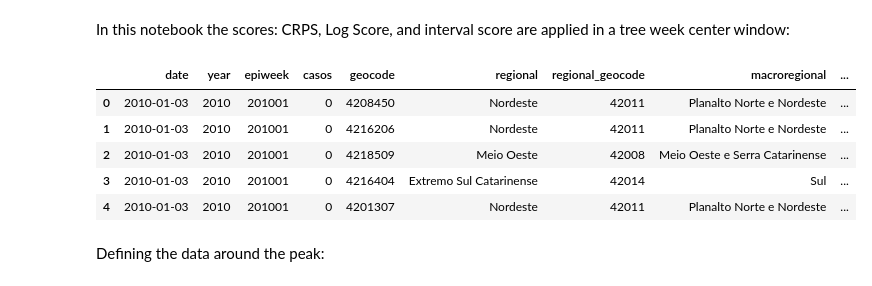
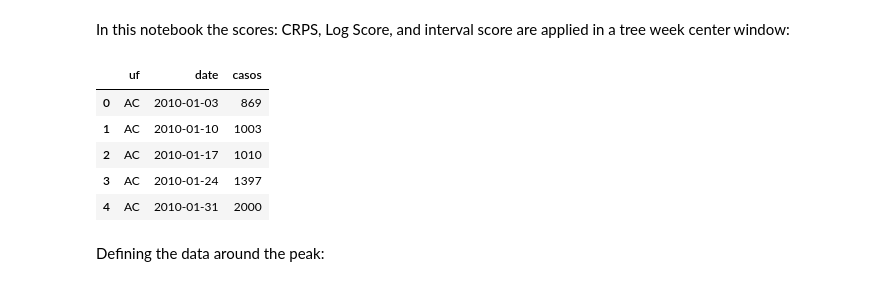
Before and after one commit to Mosqlimate-project/sprint-template, a Jupyter notebook: scores/Apply_the_score_peaks.ipynb, the cells around one changed output. Drawn from its saved outputs; the diff is of its cells as text; code cells hidden in the pictures.

```diff
--- a/scores/Apply_the_score_peaks.ipynb
+++ b/scores/Apply_the_score_peaks.ipynb
@@ -13,16 +17,16 @@ import warnings
 # Ignore all warnings
 warnings.filterwarnings("ignore")
 # %%
-data = pd.read_csv('data/dengue.csv.gz')
-
+data = pd.read_csv('data/dengue_uf.csv.gz')
+data.date = pd.to_datetime(data.date)
 data.head()
 # %% [output]
-|  | date | year | epiweek | casos | geocode | regional | regional_geocode | macroregional | ... |
-| 0 | 2010-01-03 | 2010 | 201001 | 0 | 4208450 | Nordeste | 42011 | Planalto Norte e Nordeste | ... |
-| 1 | 2010-01-03 | 2010 | 201001 | 0 | 4216206 | Nordeste | 42011 | Planalto Norte e Nordeste | ... |
-| 2 | 2010-01-03 | 2010 | 201001 | 0 | 4218509 | Meio Oeste | 42008 | Meio Oeste e Serra Catarinense | ... |
-| 3 | 2010-01-03 | 2010 | 201001 | 0 | 4216404 | Extremo Sul Catarinense | 42014 | Sul | ... |
-| 4 | 2010-01-03 | 2010 | 201001 | 0 | 4201307 | Nordeste | 42011 | Planalto Norte e Nordeste | ... |
+|  | uf | date | casos |
+| 0 | AC | 2010-01-03 | 869 |
+| 1 | AC | 2010-01-10 | 1003 |
+| 2 | AC | 2010-01-17 | 1010 |
+| 3 | AC | 2010-01-24 | 1397 |
+| 4 | AC | 2010-01-31 | 2000 |
 # %%
 def get_cases(data, state):
     data_ = data.loc[data.uf == state]
```
Also changed, not shown: parts of 20 cells of this notebook, 38 other files.
